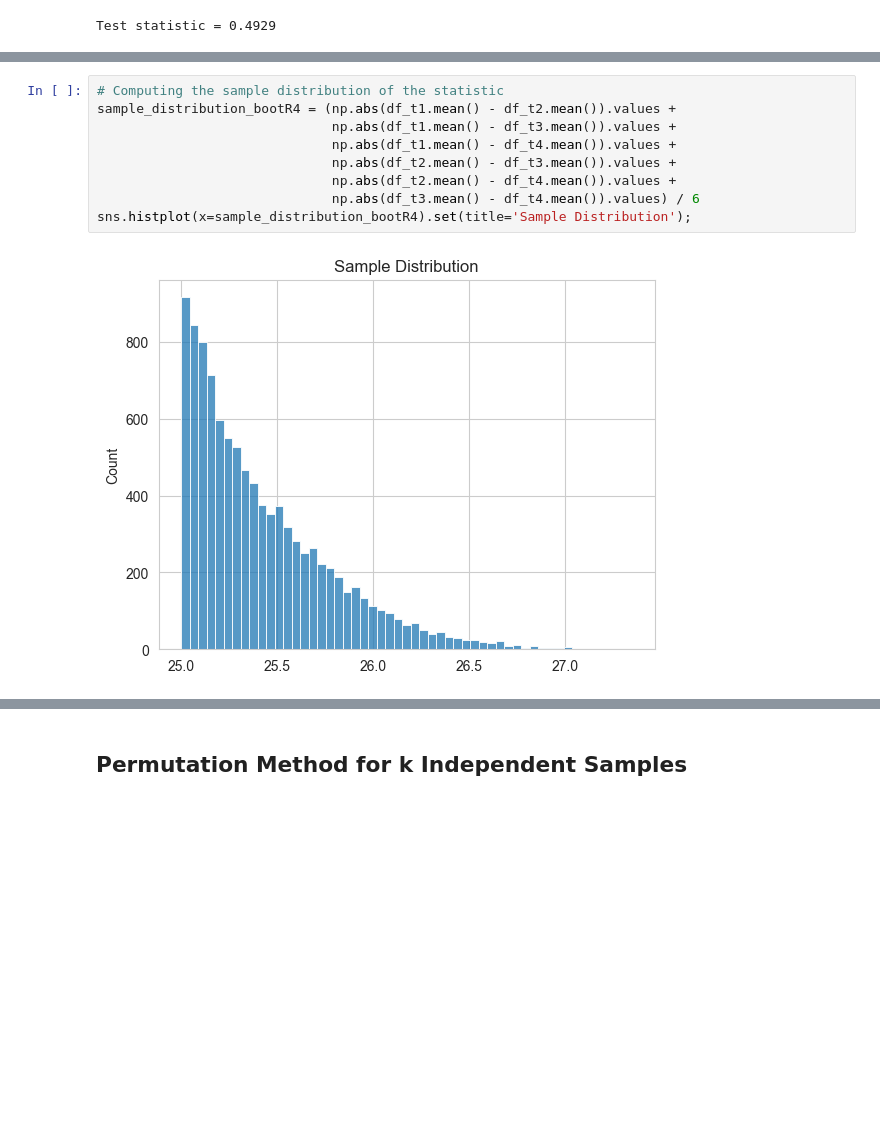
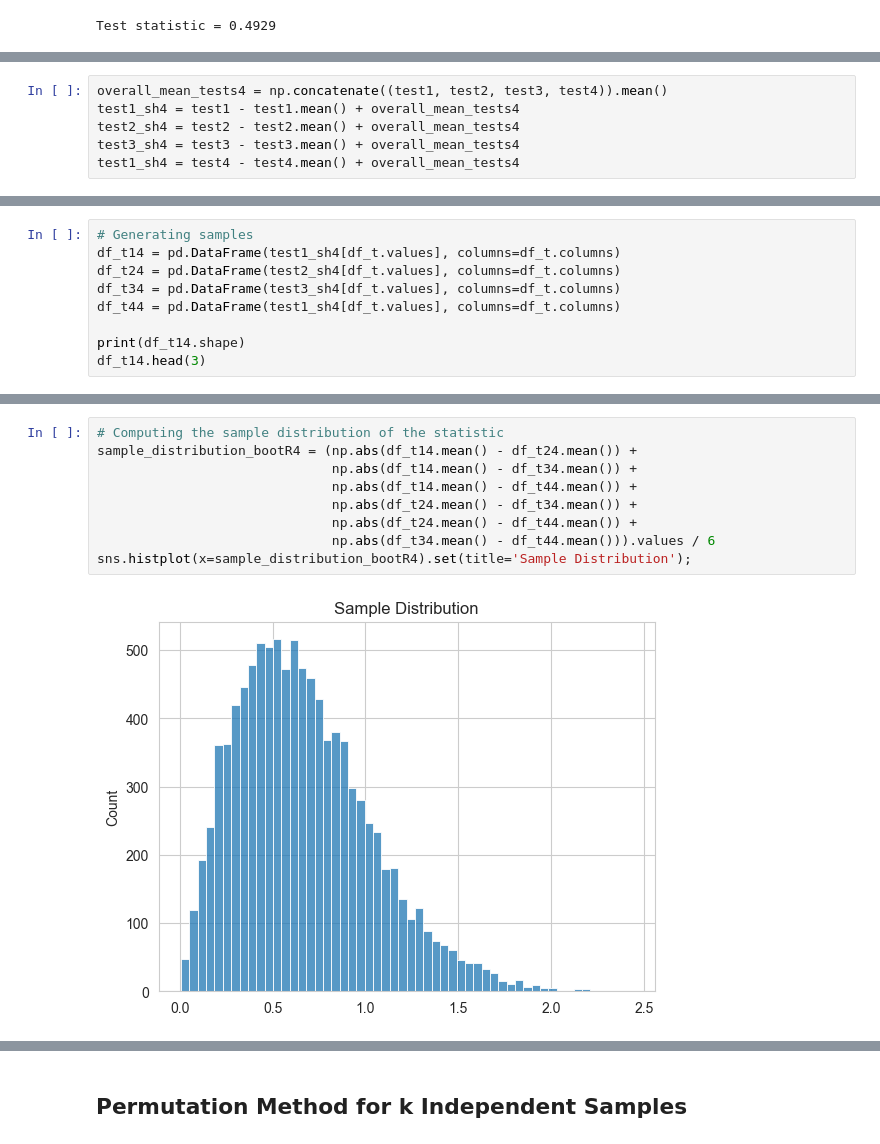
Before and after one commit to Goliath-Research/Computational-Statistics, a Jupyter notebook: 04-Inferential Statistics/10-Resampling-ANOVA.ipynb, the cells around one changed output, grey strips where cells are left out. Cells and saved outputs as stored; diff of their text form; blank space fills up the shorter version.

Commit message:
Fixing generate samples for bootstrap and permutation tests

```diff
--- a/04-Inferential Statistics/10-Resampling-ANOVA.ipynb
+++ b/04-Inferential Statistics/10-Resampling-ANOVA.ipynb
@@ -339,0 +293,6 @@ df_t4.head()
+# %%
+overall_mean_tests4 = np.concatenate((test1, test2, test3, test4)).mean()
+test1_sh4 = test1 - test1.mean() + overall_mean_tests4
+test2_sh4 = test2 - test2.mean() + overall_mean_tests4
+test3_sh4 = test3 - test3.mean() + overall_mean_tests4
+test1_sh4 = test4 - test4.mean() + overall_mean_tests4
@@ -339,0 +301,9 @@ df_t4.head()
+# %%
+# Generating samples
+df_t14 = pd.DataFrame(test1_sh4[df_t.values], columns=df_t.columns)
+df_t24 = pd.DataFrame(test2_sh4[df_t.values], columns=df_t.columns)
+df_t34 = pd.DataFrame(test3_sh4[df_t.values], columns=df_t.columns)
+df_t44 = pd.DataFrame(test1_sh4[df_t.values], columns=df_t.columns)
+
+print(df_t14.shape)
+df_t14.head(3)
@@ -340,14 +317,14 @@ df_t4.head()
 # %%
 # Computing the sample distribution of the statistic
-sample_distribution_bootR4 = (np.abs(df_t1.mean() - df_t2.mean()).values +
-                              np.abs(df_t1.mean() - df_t3.mean()).values +
-                              np.abs(df_t1.mean() - df_t4.mean()).values +
-                              np.abs(df_t2.mean() - df_t3.mean()).values +
-                              np.abs(df_t2.mean() - df_t4.mean()).values +
-                              np.abs(df_t3.mean() - df_t4.mean()).values) / 6
+sample_distribution_bootR4 = (np.abs(df_t14.mean() - df_t24.mean()) +
+                              np.abs(df_t14.mean() - df_t34.mean()) +
+                              np.abs(df_t14.mean() - df_t44.mean()) +
+                              np.abs(df_t24.mean() - df_t34.mean()) +
+                              np.abs(df_t24.mean() - df_t44.mean()) +
+                              np.abs(df_t34.mean() - df_t44.mean())).values / 6
 sns.histplot(x=sample_distribution_bootR4).set(title='Sample Distribution');
 # %% [output]
-[figure, old version]
+[figure, new version]
 # %%
 graph_hyp_test(test_stat_bootR4, sample_distribution_bootR4)
 # %% [output]
```
Also changed, not shown: parts of 37 cells of this notebook.
